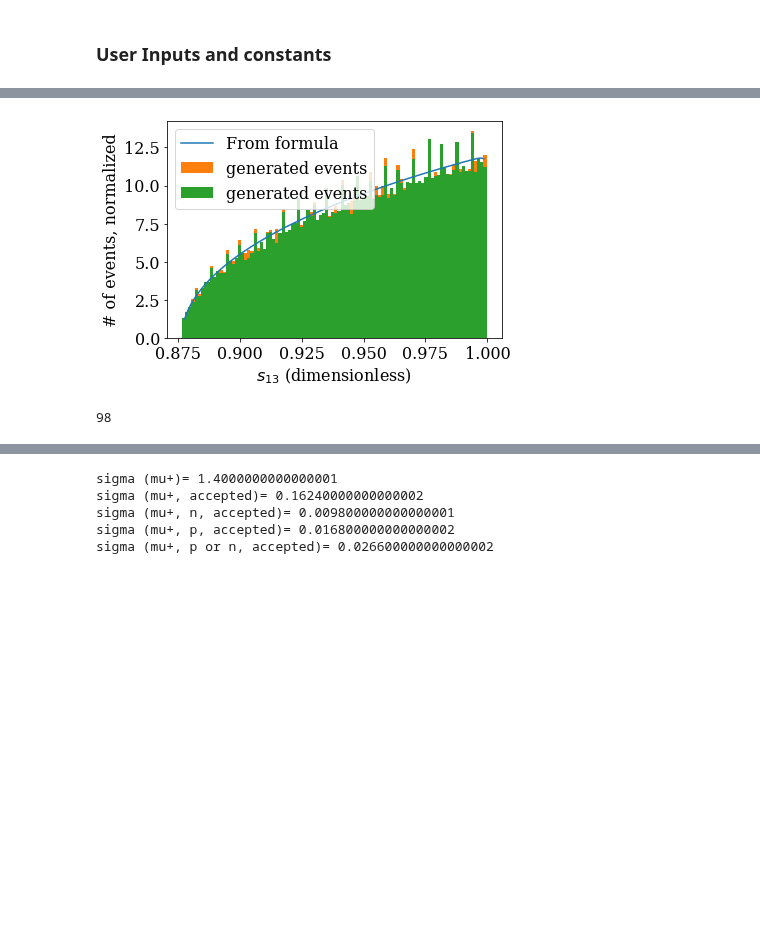
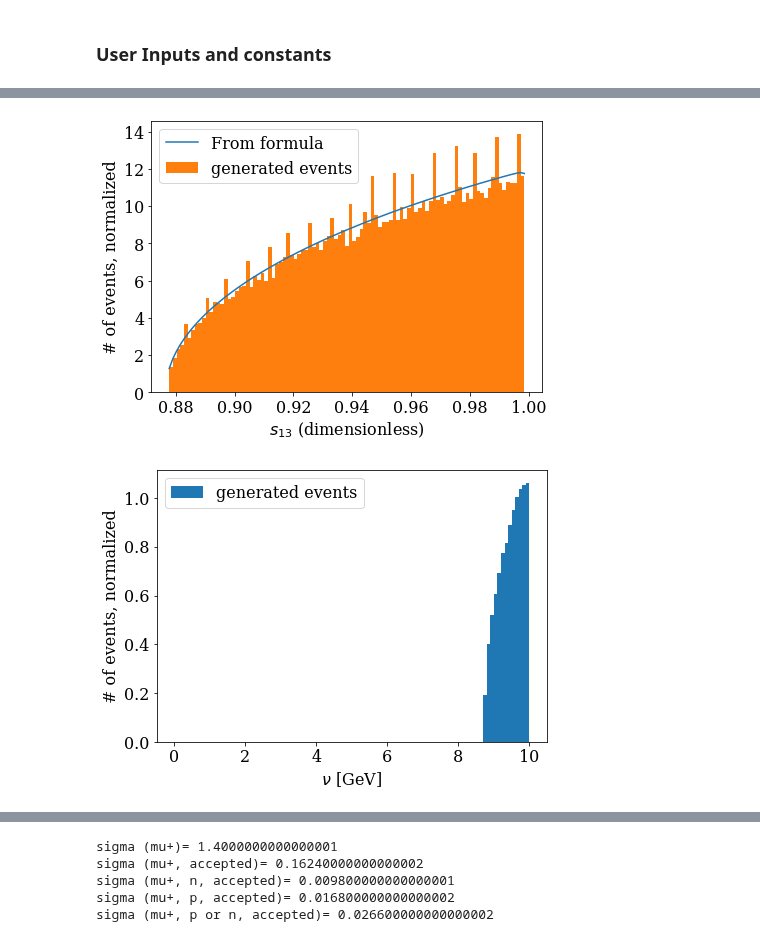
Before and after one commit to sebouh137/fcal_sim, a Jupyter notebook: SimpleEventGenerator_Alec.ipynb, the cells around one changed output, grey strips where cells are left out. Cells and saved outputs as stored; diff of their text form; code cells hidden in the pictures; blank space fills up the shorter version.

Commit message:
more event generation

```diff
--- a/SimpleEventGenerator_Alec.ipynb
+++ b/SimpleEventGenerator_Alec.ipynb
@@ -365,0 +353,9 @@ P3.M()-mLambdaC 8.881784197001252e-16
+# %%
+DecaySelector = rand.uniform(0,sum(BranchingRatios))
+cumulant = 0
+for BRindex in range(len(BranchingRatios)):
+    cumulant += BranchingRatios[BRindex]
+    if DecaySelector < cumulant:
+        ChannelIndex = BRindex
+        break
+print(DecayChannels[ChannelIndex])
@@ -366,6 +368,7 @@ P3.M()-mLambdaC 8.881784197001252e-16
 # %%
 #lambdac -> lambda + pi
-d1 = {a+"_"+b:[] for a in "D0 e lambdac lambda pi N_lambda pi_lambda".split() for b in "E px py pz p theta phi".split()}
+d1 = {a+"_"+b:[] for a in "DecayChannel Int_Names Int_E Int_px ".split() for b in "E px py pz p theta phi".split()}
+
 #nucleon type that the lambda decays into (2212 or 2112 for p or n)
 d1["Ntype"] =[]
 for i in range(100000):
@@ -377,10 +380,10 @@ for i in range(100000):
 
     if(rand.uniform(0,1)<.64):
         Ntype = 2212
-        d["N_lambda"], d["pi_lambda"] = lambda_decay_p.next(d['lambda'])
+        d["N_lambda"], d["pi_lambda"] = lambda_to_ppi.next(d['lambda'])
     else :
         Ntype= 2112
-        d["N_lambda"], d["pi_lambda"] = lambda_decay_n.next(d['lambda'])
+        d["N_lambda"], d["pi_lambda"] = lambda_to_npi.next(d['lambda'])
     d1["Ntype"].append(Ntype)
 
     for key in d.keys():
@@ -406,10 +474,10 @@ for i in range(100000):
 
     if(rand.uniform(0,1)<.64):
         Ntype = 2212
-        d["N"], d["pi"] = lambda_decay_p.next(d['lambda'])
+        d["N"], d["pi"] = lambda_to_ppi.next(d['lambda'])
     else :
         Ntype= 2112
-        d["N"], d["pi"] = lambda_decay_n.next(d['lambda'])
+        d["N"], d["pi"] = lambda_to_npi.next(d['lambda'])
     d1["Ntype"].append(Ntype)
 
     for key in d.keys():
@@ -424,37 +521,38 @@ df = pd.DataFrame(d1)
 # %%
-#check the distribution of the s13 variable
+#check the distribution of the s13 variable, and the photon energy for the photoproduction
 
 #show the pdf for the s13 variable
 Ebeam=10
 mD0=1.86484
 mLambdaC=2.2849
 mp = 0.9383
 stot = (Ebeam+mp)**2-Ebeam**2
 x1 = mD0**2/stot
 x2 = 0.000511**2/stot
 x3 = mLambdaC**2/stot
 
 s13_min = (np.sqrt(x1)+np.sqrt(x3))**2
 s13_max =(1-np.sqrt(x2))**2
 s13 =np.linspace(s13_min,s13_max, 100)[1:-1]
 binwidth=s13[1]-s13[0]
 pdf = np.sqrt(((1+x2-s13)**2-4*x2)*((x1+x3-s13)**2-4*x1*x3))/s13
 #apply photoproduction correction
 pdf /=(1-s13)/2
 pdf /=sum(pdf)*binwidth
 plt.plot(s13, pdf, label="From formula")
 
-plt.hist(df_pi.eval(f"((D0_E+lambdac_E)**2-(D0_px+lambdac_px)**2-(D0_py+lambdac_py)**2-(D0_pz+lambdac_pz)**2)/{P0.M()**2}"), bins=len(s13),density = True, label="generated events")
-plt.hist(df.eval(f"((D0_E+lambdac_E)**2-(D0_px+lambdac_px)**2-(D0_py+lambdac_py)**2-(D0_pz+lambdac_pz)**2)/{P0.M()**2}"), bins=len(s13),density = True, label="generated events")
-
+plt.hist(df.eval(f"((D0_E+lambdac_E)**2-(D0_px+lambdac_px)**2-(D0_py+lambdac_py)**2-(D0_pz+lambdac_pz)**2)/{P0.M()**2}"), bins=s13,density = True, label="generated events")
 plt.legend()
 plt.xlabel("$s_{13}$ (dimensionless)")
 plt.ylabel("# of events, normalized")
 plt.show()
+
+plt.hist(df.eval(f"{Ebeam}-e_E"), bins=np.linspace(0, Ebeam,101),density = True, label="generated events")
+plt.legend()
+plt.xlabel("$\\nu$ [GeV]")
+plt.ylabel("# of events, normalized")
+plt.show()
 # %% [output]
-[figure, old version]
+[figure, new version]
+[figure, added]
-# %%
-len(s13)
-# %% [output]
-98
 # %%
```
Also changed, not shown: parts of 17 cells of this notebook.
